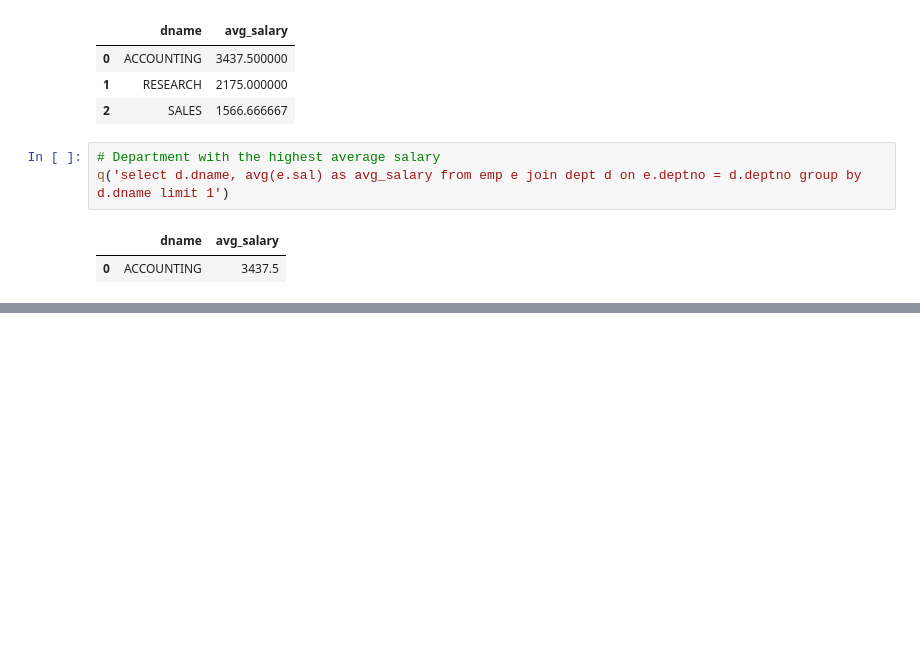
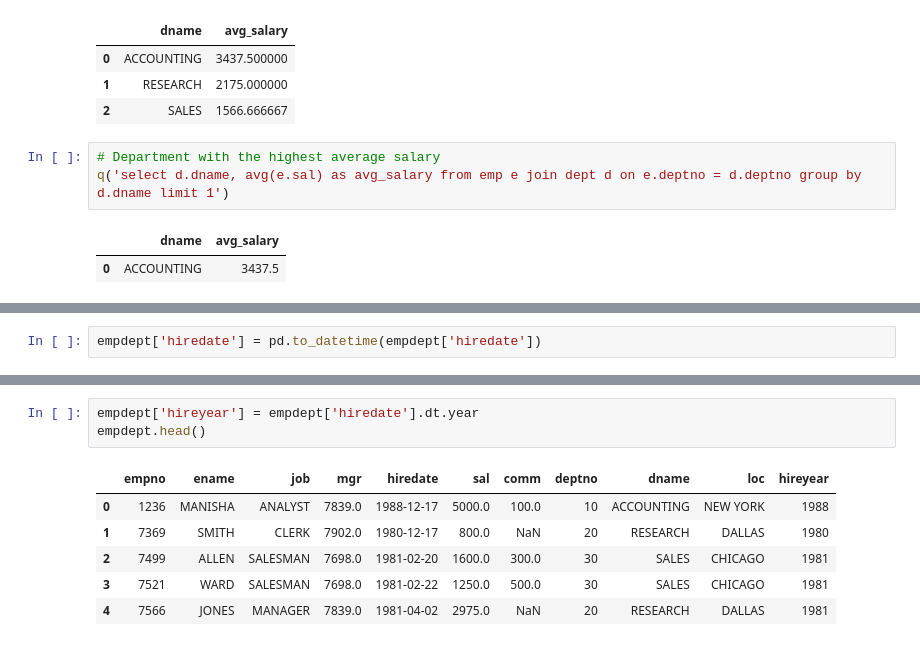
Before and after one commit to manishasangroula46-eng/piit, a Jupyter notebook: May10 SQL Python.ipynb, the cells around one changed output, grey strips where cells are left out. Cells and saved outputs as stored; diff of their text form; blank space fills up the shorter version.

```diff
--- a/May10 SQL Python.ipynb
+++ b/May10 SQL Python.ipynb
@@ -136,0 +157,2 @@ q('select d.dname, avg(e.sal) as avg_salary from emp e join dept d on e.deptno =
+# %%
+empdept['hiredate'] = pd.to_datetime(empdept['hiredate'])
@@ -136,0 +179,10 @@ q('select d.dname, avg(e.sal) as avg_salary from emp e join dept d on e.deptno =
+# %%
+empdept['hireyear'] = empdept['hiredate'].dt.year
+empdept.head()
+# %% [output]
+|  | empno | ename | job | mgr | hiredate | sal | comm | deptno | dname | loc | hireyear |
+| 0 | 1236 | MANISHA | ANALYST | 7839.0 | 1988-12-17 | 5000.0 | 100.0 | 10 | ACCOUNTING | NEW YORK | 1988 |
+| 1 | 7369 | SMITH | CLERK | 7902.0 | 1980-12-17 | 800.0 | NaN | 20 | RESEARCH | DALLAS | 1980 |
+| 2 | 7499 | ALLEN | SALESMAN | 7698.0 | 1981-02-20 | 1600.0 | 300.0 | 30 | SALES | CHICAGO | 1981 |
+| 3 | 7521 | WARD | SALESMAN | 7698.0 | 1981-02-22 | 1250.0 | 500.0 | 30 | SALES | CHICAGO | 1981 |
+| 4 | 7566 | JONES | MANAGER | 7839.0 | 1981-04-02 | 2975.0 | NaN | 20 | RESEARCH | DALLAS | 1981 |
```
Also changed, not shown: parts of 5 cells of this notebook.
